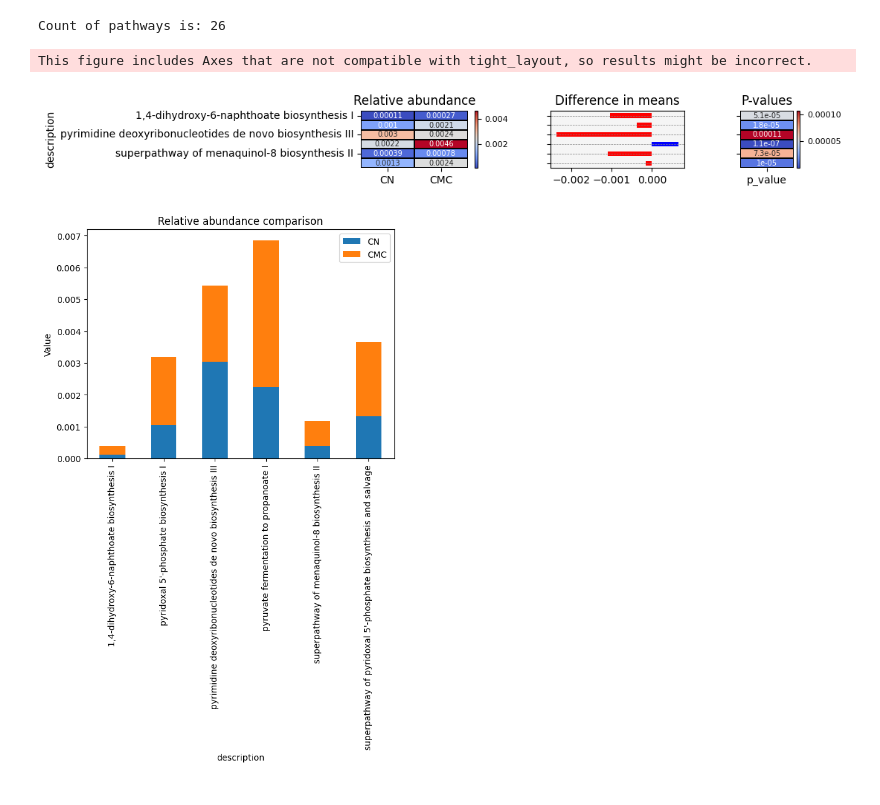
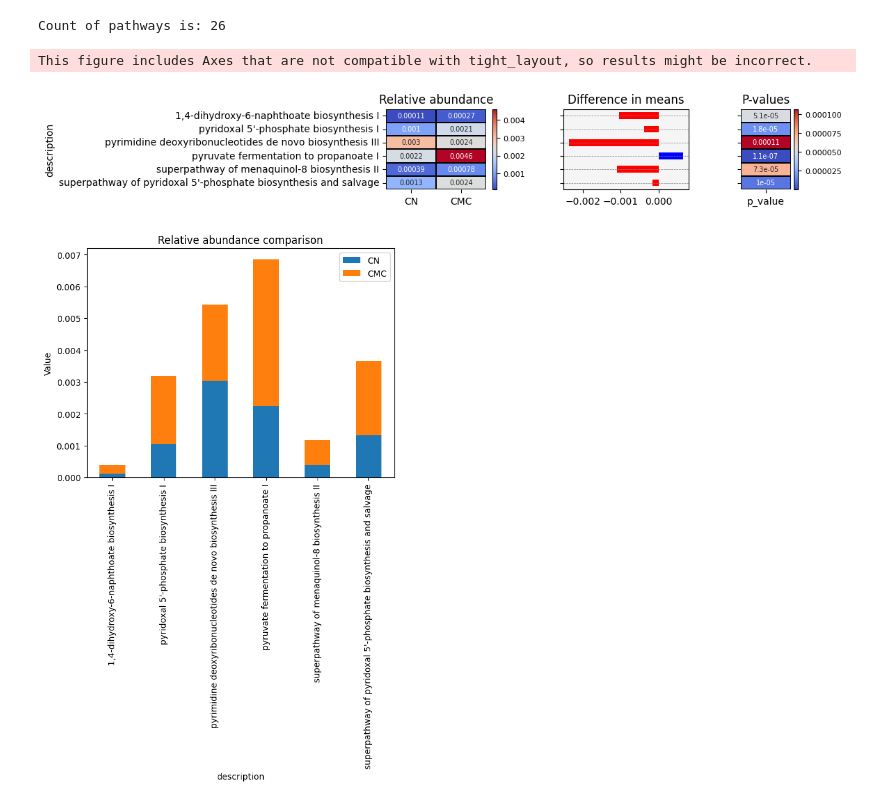
Before and after one commit to 100ika/rats27.07, a Jupyter notebook: 07.08.ipynb, the cells around one changed output. Saved outputs shown, nothing was run; the diff lists cells and outputs as text; code cells hidden in the pictures.

```diff
--- a/07.08.ipynb
+++ b/07.08.ipynb
@@ -182,36 +182,36 @@ final_df_cmy.to_csv('dataframes/output_data/pathway/final_pathway_cmy.csv', sep
 # %% [output]
 Count of pathways is: 26
 # %%
-fig, (ax1, ax2, ax3) = plt.subplots(1, 3, figsize=(20, 1), gridspec_kw={'width_ratios': [4, 4, 2], 'wspace': 0.5})
+fig, (ax1, ax2, ax3) = plt.subplots(1, 3, figsize=(20, 1.5), gridspec_kw={'width_ratios': [4, 4, 2], 'wspace': 0.5})
 plt.subplots_adjust(left=0.6, right=0.9)
 
 colors = ['blue' if x > 0 else 'red' for x in final_df_cmc['diff']]
 final_df_cmc['diff'].plot(kind='barh', ax=ax2, color=colors, title='Difference in means')
 ax2.yaxis.grid(True, color='gray', linewidth=0.5, linestyle='dashed')
 ax2.set_facecolor("whitesmoke")
 ax2.set_yticklabels([])
 ax2.set_ylabel('')
 
 # Reorder the columns for heatmap
 final_df_cmc = final_df_cmc.rename(columns = {'CN_CMC':'CN'})
 heatmap_df = final_df_cmc[['CN', 'CMC']]
 heatmap = sns.heatmap(heatmap_df, cmap='coolwarm', cbar=False, annot=True, linewidths=.1, linecolor='black', cbar_kws={"shrink": 0.6}, ax=ax1, annot_kws={'size':7})
 heatmap.figure.colorbar(heatmap.collections[0], ax=ax1).ax.tick_params(labelsize=8)
 ax1.set_title(f'Relative abundance')
 
 heatmap = sns.heatmap(final_df_cmc[['p_value']], cmap='coolwarm', cbar=False, annot=True, linewidths=.1, linecolor='black', ax=ax3, annot_kws={'size':7})
 heatmap.figure.colorbar(heatmap.collections[0], ax=ax3).ax.tick_params(labelsize=8)
 ax3.set_yticklabels([])
 ax3.set_ylabel('')
 ax3.set_title(f'P-values')
 
 plt.suptitle("", fontsize=12, fontweight='bold', x = 0.7)
 plt.tight_layout()
 plt.savefig('figures/pathway/pathway_cmc.pdf', bbox_inches='tight')
 plt.show()
 # %% [output]
 This figure includes Axes that are not compatible with tight_layout, so results might be incorrect.
-[figure, old version]
+[figure, new version]
 # %%
 import plotly.graph_objects as go
 from plotly.subplots import make_subplots
```
Also changed, not shown: 7 other files.
